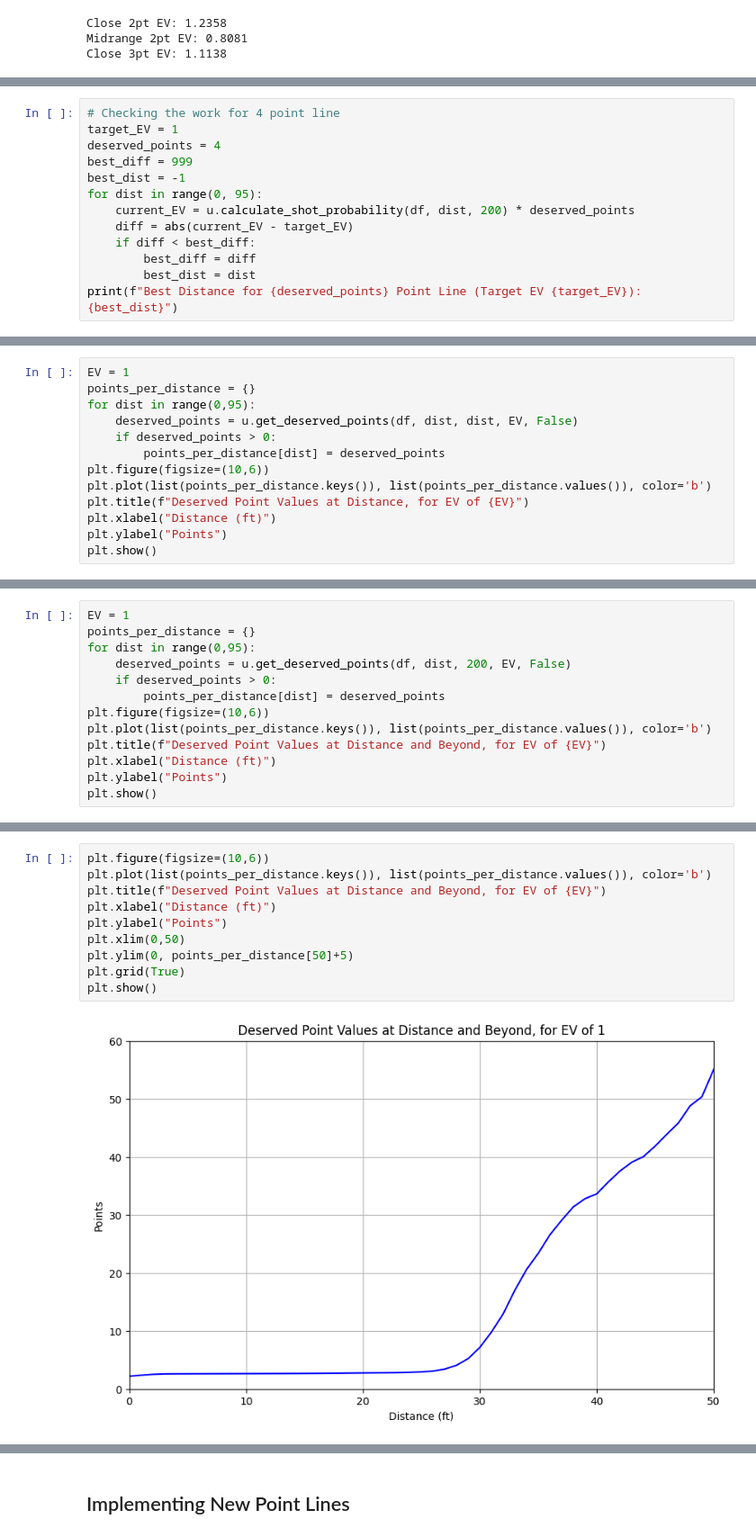
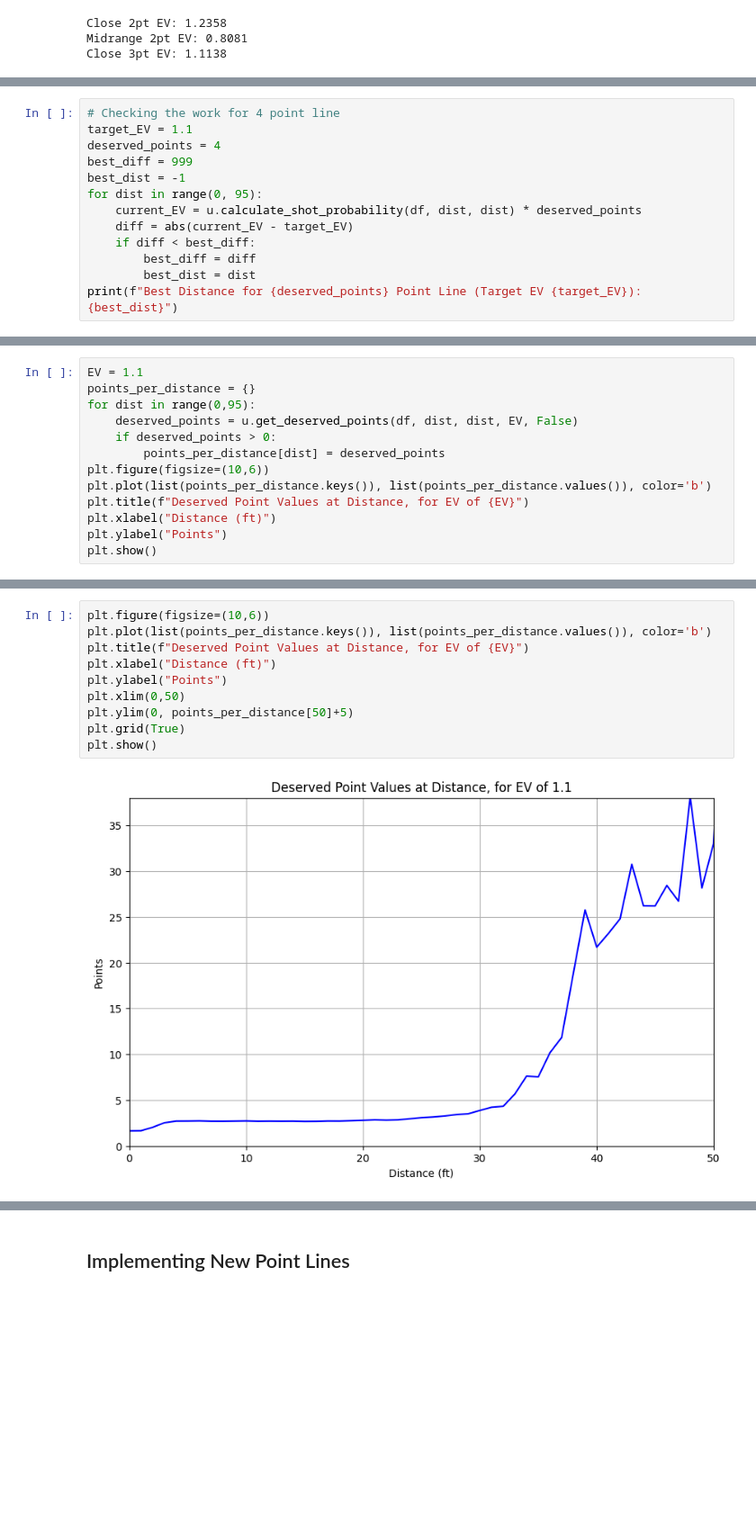
Before and after one commit to qghop/NBA-Re-Scoring, a Jupyter notebook: nba_re-scoring.ipynb, the cells around one changed output, grey strips where cells are left out. Shown: that part at 90% size. Cells and saved outputs as stored; diff of their text form; blank space fills up the shorter version.

```diff
--- a/nba_re-scoring.ipynb
+++ b/nba_re-scoring.ipynb
@@ -111,11 +111,11 @@ For my experiment, I'm considering that to be not enough. I want each shot to be
 # %%
 # Checking the work for 4 point line
-target_EV = 1
+target_EV = 1.1
 deserved_points = 4
 best_diff = 999
 best_dist = -1
 for dist in range(0, 95):
-    current_EV = u.calculate_shot_probability(df, dist, 200) * deserved_points
+    current_EV = u.calculate_shot_probability(df, dist, dist) * deserved_points
     diff = abs(current_EV - target_EV)
     if diff < best_diff:
         best_diff = diff
@@ -151,5 +151,5 @@ Lets graph, for every possible distance, the most fair point value for an EV of
 # %%
-EV = 1
+EV = 1.1
 points_per_distance = {}
 for dist in range(0,95):
     deserved_points = u.get_deserved_points(df, dist, dist, EV, False)
@@ -166,13 +165,0 @@ plt.show()
-# %%
-EV = 1
-points_per_distance = {}
-for dist in range(0,95):
-    deserved_points = u.get_deserved_points(df, dist, 200, EV, False)
-    if deserved_points > 0:
-        points_per_distance[dist] = deserved_points
-plt.figure(figsize=(10,6))
-plt.plot(list(points_per_distance.keys()), list(points_per_distance.values()), color='b')
-plt.title(f"Deserved Point Values at Distance and Beyond, for EV of {EV}")
-plt.xlabel("Distance (ft)")
-plt.ylabel("Points")
-plt.show()
@@ -181,12 +166,12 @@ plt.show()
 # %%
 plt.figure(figsize=(10,6))
 plt.plot(list(points_per_distance.keys()), list(points_per_distance.values()), color='b')
-plt.title(f"Deserved Point Values at Distance and Beyond, for EV of {EV}")
+plt.title(f"Deserved Point Values at Distance, for EV of {EV}")
 plt.xlabel("Distance (ft)")
 plt.ylabel("Points")
 plt.xlim(0,50)
 plt.ylim(0, points_per_distance[50]+5)
 plt.grid(True)
 plt.show()
 # %% [output]
-[figure, old version]
+[figure, new version]
```
Also changed, not shown: parts of 13 cells of this notebook.
